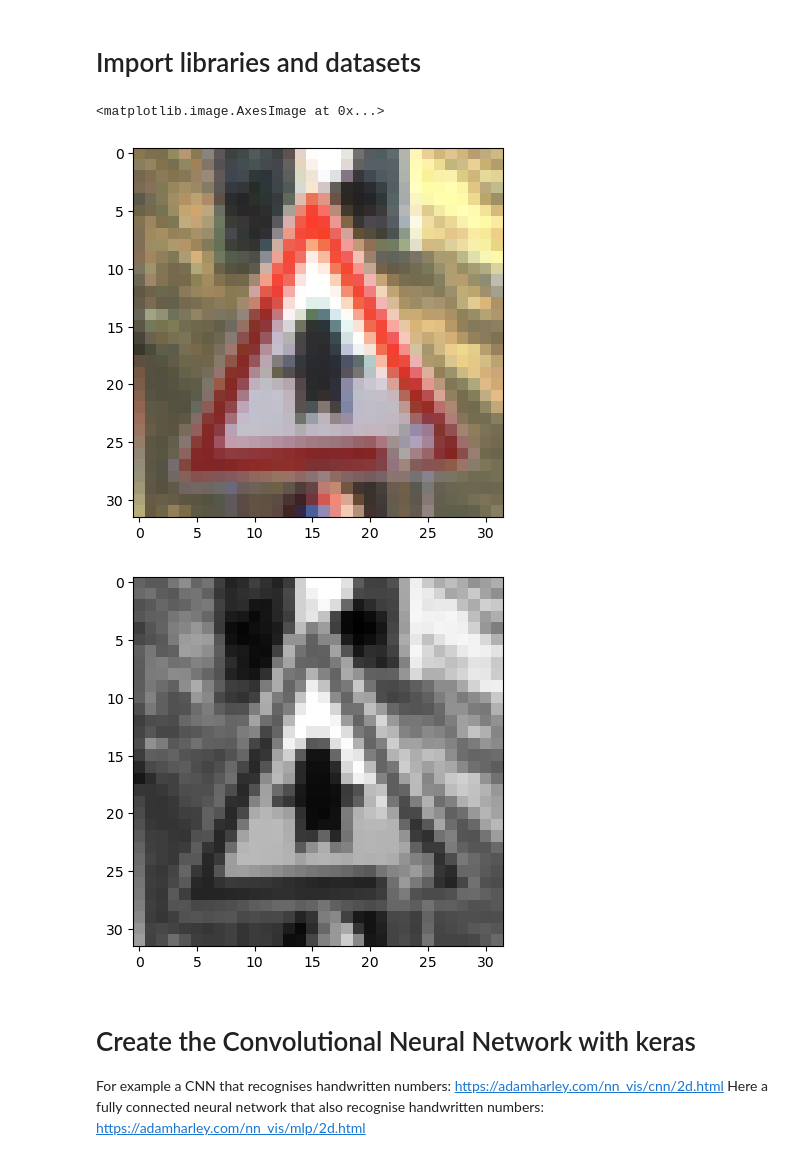
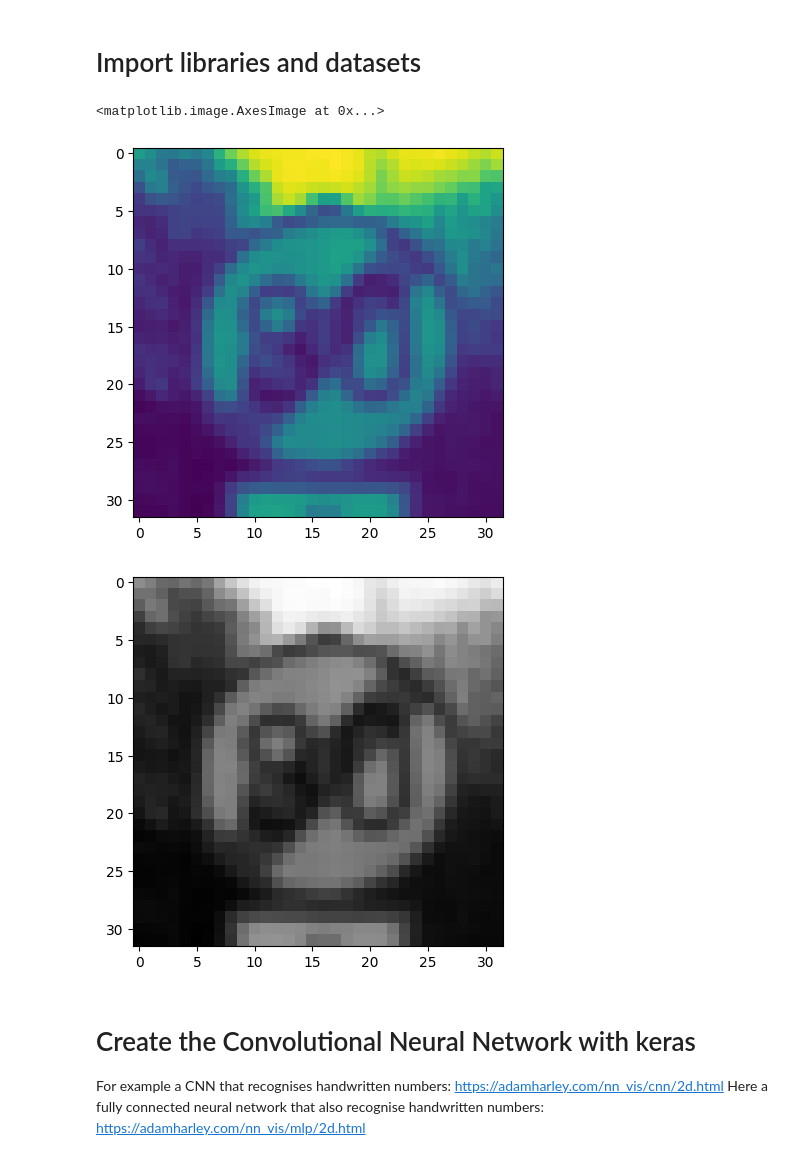
Before and after one commit to rippeddeadlift/KI_P2_Neuronale_Netze, a Jupyter notebook: models/student_task_gray.ipynb, the cells around one changed output. Drawn from its saved outputs; the diff is of its cells as text; code cells hidden in the pictures.

```diff
--- a/models/student_task_gray.ipynb
+++ b/models/student_task_gray.ipynb
@@ -44,15 +44,15 @@ X_valid_gray = rgb_to_gray(X_valid) / 255
 # %%
 # Check that the images have been correctly converted and normalised
 i = random.randint(1, len(X_train_gray))
 plt.grid(False)
-plt.imshow(X_train[i])
+plt.imshow(X_train_gray[i])
 plt.figure()
 plt.grid(False)
 plt.imshow(X_train_gray[i].squeeze(), cmap = 'gray') # cmap
 # %% [output]
 <matplotlib.image.AxesImage at 0x...>
-[figure, old version]
+[figure, new version]
-[figure, old version]
+[figure, new version]
 # %% [markdown]
 # Create the Convolutional Neural Network with keras
 For example a CNN that recognises handwritten numbers: [https://adamharley.com/nn_vis/cnn/2d.html](https://adamharley.com/nn_vis/cnn/2d.html)
```
Also changed, not shown: 2 other files.
